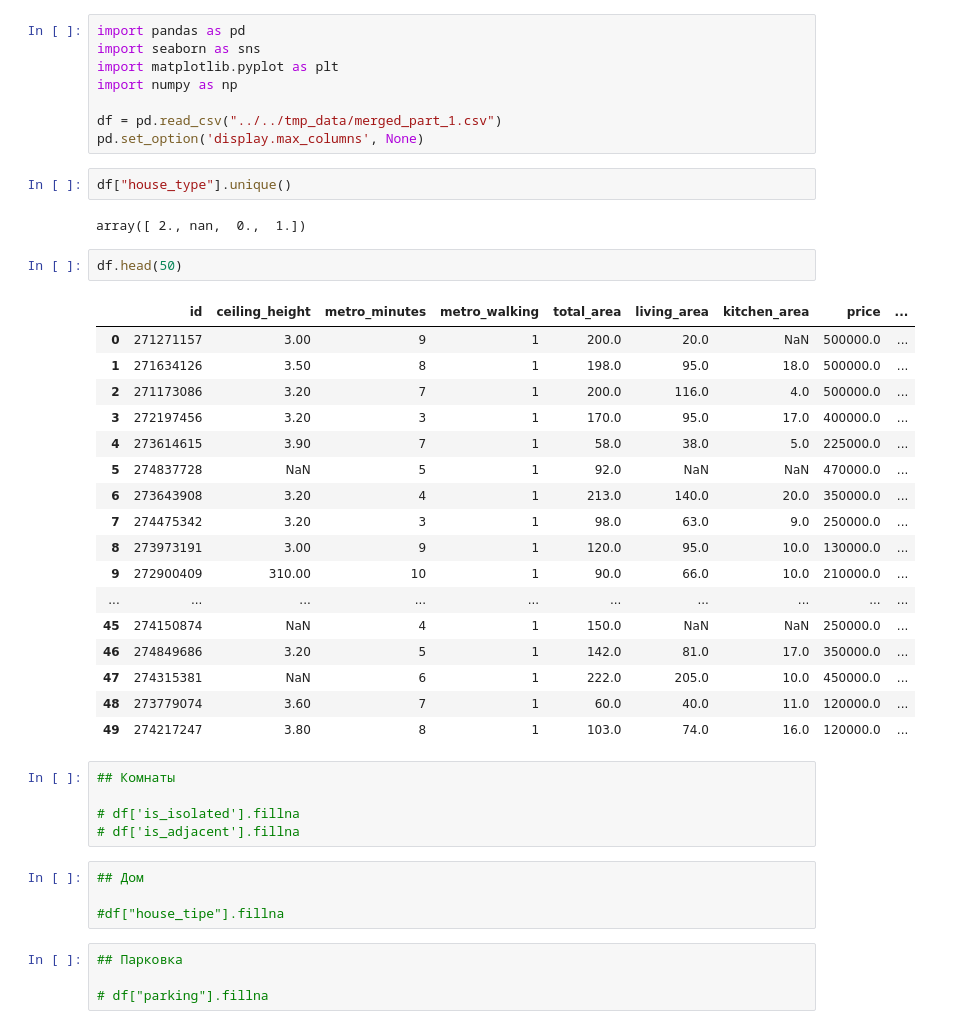
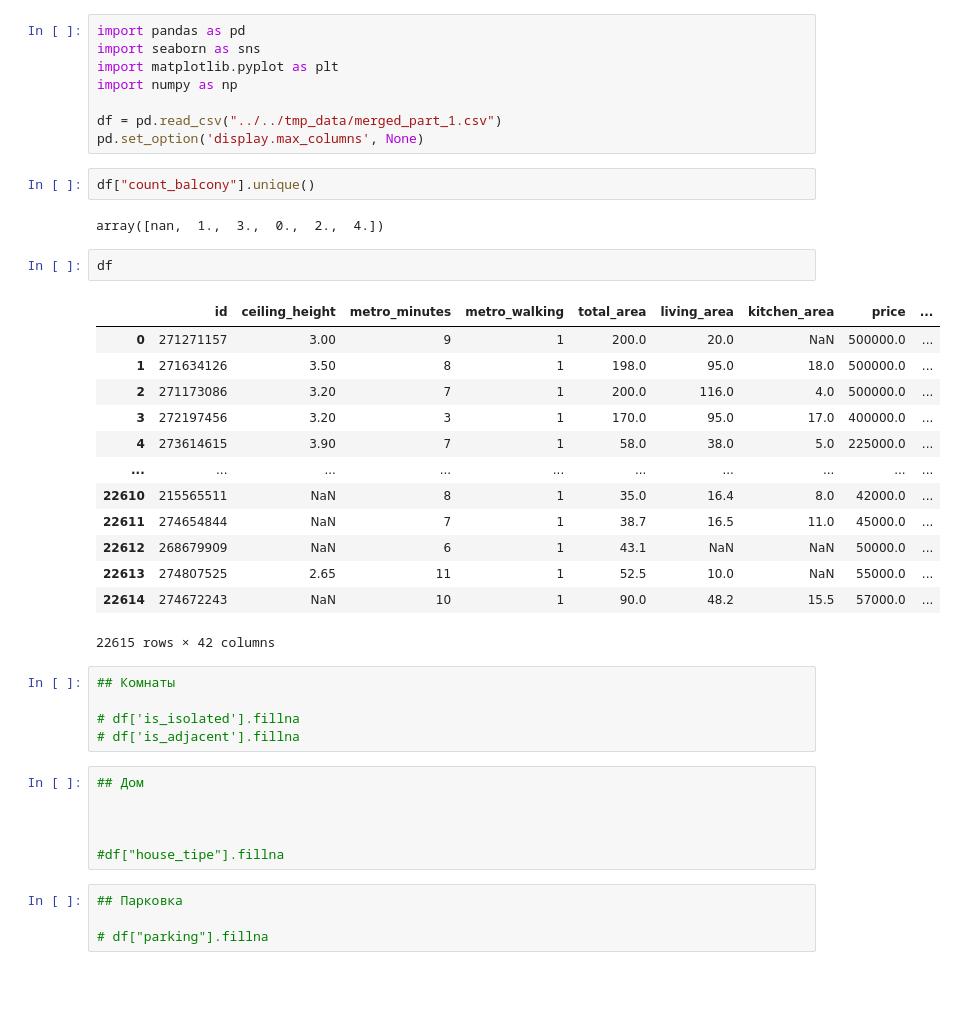
Before and after one commit to IvanScatana/final-project-sale-and-rental-of-estate, a Jupyter notebook: notebooks/vanya/preprocessing_part_2.ipynb, the cells around one changed output. Saved outputs shown, nothing was run; the diff lists cells and outputs as text; blank space fills up the shorter version.

```diff
--- a/notebooks/vanya/preprocessing_part_2.ipynb
+++ b/notebooks/vanya/preprocessing_part_2.ipynb
@@ -6,30 +6,26 @@ import numpy as np
 
 df = pd.read_csv("../../tmp_data/merged_part_1.csv")
 pd.set_option('display.max_columns', None)
-# %%
-df["house_type"].unique()
-# %% [output]
-array([ 2., nan,  0.,  1.])
+# %%
+df["count_balcony"].unique()
+# %% [output]
+array([nan,  1.,  3.,  0.,  2.,  4.])
 # %%
-df.head(50)
+df
 # %% [output]
 |  | id | ceiling_height | metro_minutes | metro_walking | total_area | living_area | kitchen_area | price | ... |
 | 0 | 271271157 | 3.00 | 9 | 1 | 200.0 | 20.0 | NaN | 500000.0 | ... |
 | 1 | 271634126 | 3.50 | 8 | 1 | 198.0 | 95.0 | 18.0 | 500000.0 | ... |
 | 2 | 271173086 | 3.20 | 7 | 1 | 200.0 | 116.0 | 4.0 | 500000.0 | ... |
 | 3 | 272197456 | 3.20 | 3 | 1 | 170.0 | 95.0 | 17.0 | 400000.0 | ... |
 | 4 | 273614615 | 3.90 | 7 | 1 | 58.0 | 38.0 | 5.0 | 225000.0 | ... |
-| 5 | 274837728 | NaN | 5 | 1 | 92.0 | NaN | NaN | 470000.0 | ... |
-| 6 | 273643908 | 3.20 | 4 | 1 | 213.0 | 140.0 | 20.0 | 350000.0 | ... |
-| 7 | 274475342 | 3.20 | 3 | 1 | 98.0 | 63.0 | 9.0 | 250000.0 | ... |
-| 8 | 273973191 | 3.00 | 9 | 1 | 120.0 | 95.0 | 10.0 | 130000.0 | ... |
-| 9 | 272900409 | 310.00 | 10 | 1 | 90.0 | 66.0 | 10.0 | 210000.0 | ... |
 | ... | ... | ... | ... | ... | ... | ... | ... | ... | ... |
-| 45 | 274150874 | NaN | 4 | 1 | 150.0 | NaN | NaN | 250000.0 | ... |
-| 46 | 274849686 | 3.20 | 5 | 1 | 142.0 | 81.0 | 17.0 | 350000.0 | ... |
-| 47 | 274315381 | NaN | 6 | 1 | 222.0 | 205.0 | 10.0 | 450000.0 | ... |
-| 48 | 273779074 | 3.60 | 7 | 1 | 60.0 | 40.0 | 11.0 | 120000.0 | ... |
-| 49 | 274217247 | 3.80 | 8 | 1 | 103.0 | 74.0 | 16.0 | 120000.0 | ... |
+| 22610 | 215565511 | NaN | 8 | 1 | 35.0 | 16.4 | 8.0 | 42000.0 | ... |
+| 22611 | 274654844 | NaN | 7 | 1 | 38.7 | 16.5 | 11.0 | 45000.0 | ... |
+| 22612 | 268679909 | NaN | 6 | 1 | 43.1 | NaN | NaN | 50000.0 | ... |
+| 22613 | 274807525 | 2.65 | 11 | 1 | 52.5 | 10.0 | NaN | 55000.0 | ... |
+| 22614 | 274672243 | NaN | 10 | 1 | 90.0 | 48.2 | 15.5 | 57000.0 | ... |
+22615 rows × 42 columns
 # %%
 ## Комнаты
 
@@ -38,6 +34,8 @@ df.head(50)
 # %%
 ## Дом
 
+
+
 #df["house_tipe"].fillna
 # %%
 ## Парковка
```
Also changed, not shown: parts of 4 cells of this notebook, 10 other files.
